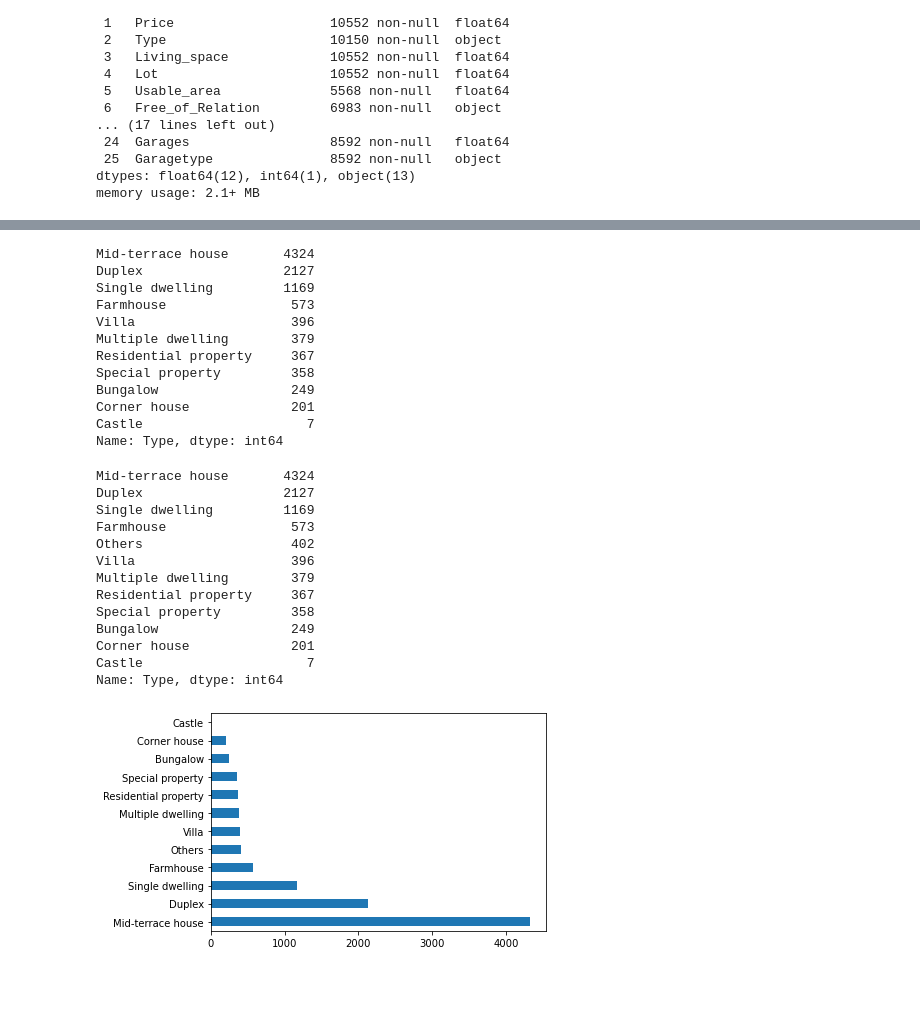
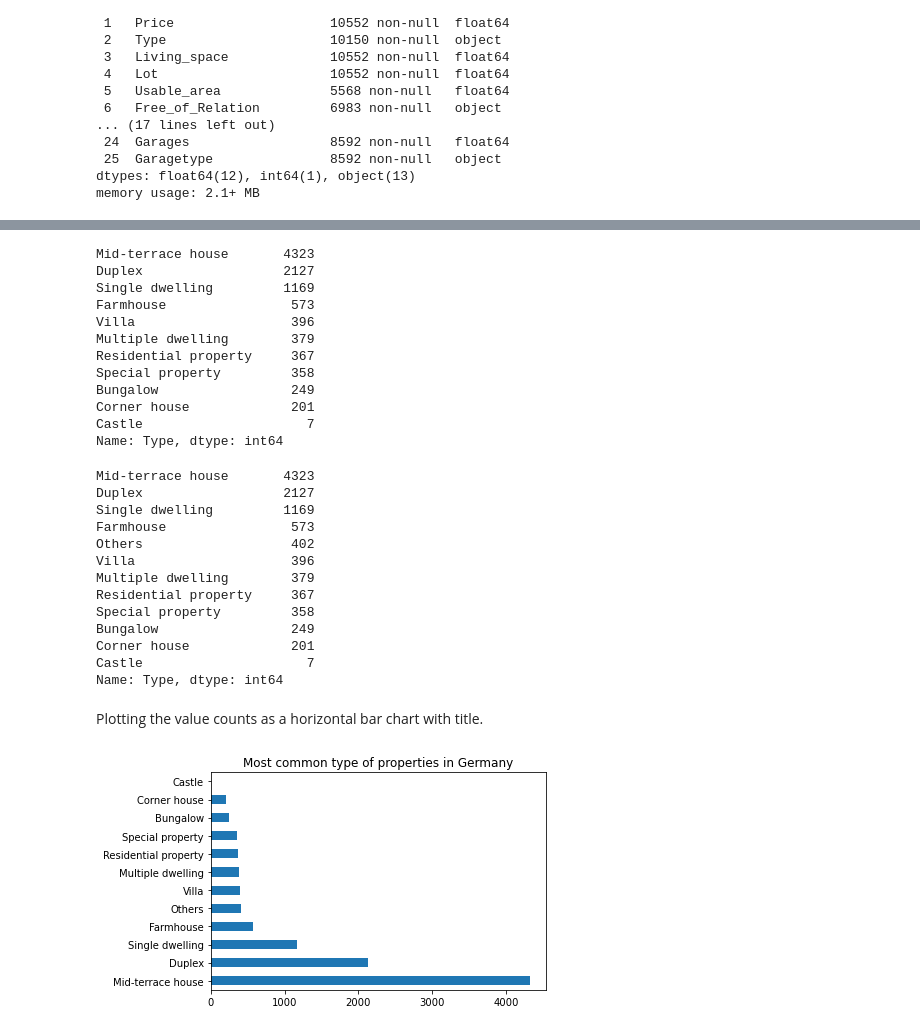
Before and after one commit to discoluc/udacityhouseprices, a Jupyter notebook: Code.ipynb, the cells around one changed output, grey strips where cells are left out. Cells and saved outputs as stored; diff of their text form; code cells hidden in the pictures; blank space fills up the shorter version.

```diff
--- a/Code.ipynb
+++ b/Code.ipynb
@@ -87,0 +107,2 @@ dtype: float64
+# %%
+df.dropna(subset='City',inplace=True)
@@ -109,7 +139,7 @@ fill_mode = lambda col: col.fillna(col.mode())
 # %%
 df.Type.value_counts()
 # %% [output]
-Mid-terrace house       4324
+Mid-terrace house       4323
 Duplex                  2127
 Single dwelling         1169
 Farmhouse                573
@@ -125,7 +155,7 @@ Name: Type, dtype: int64
 df.Type.fillna('Others',inplace=True)
 df.Type.value_counts()
 # %% [output]
-Mid-terrace house       4324
+Mid-terrace house       4323
 Duplex                  2127
 Single dwelling         1169
 Farmhouse                573
@@ -138,7 +168,9 @@ Bungalow                 249
 Corner house             201
 Castle                     7
 Name: Type, dtype: int64
+# %% [markdown]
+Plotting the value counts as a horizontal bar chart with title.
 # %%
-df.Type.value_counts().plot(kind='barh',align='center');
+df.Type.value_counts().plot(kind='barh',align='center',title='Most common type of properties in Germany');
 # %% [output]
-[figure, old version]
+[figure, new version]
```
Also changed, not shown: parts of 45 cells of this notebook.
